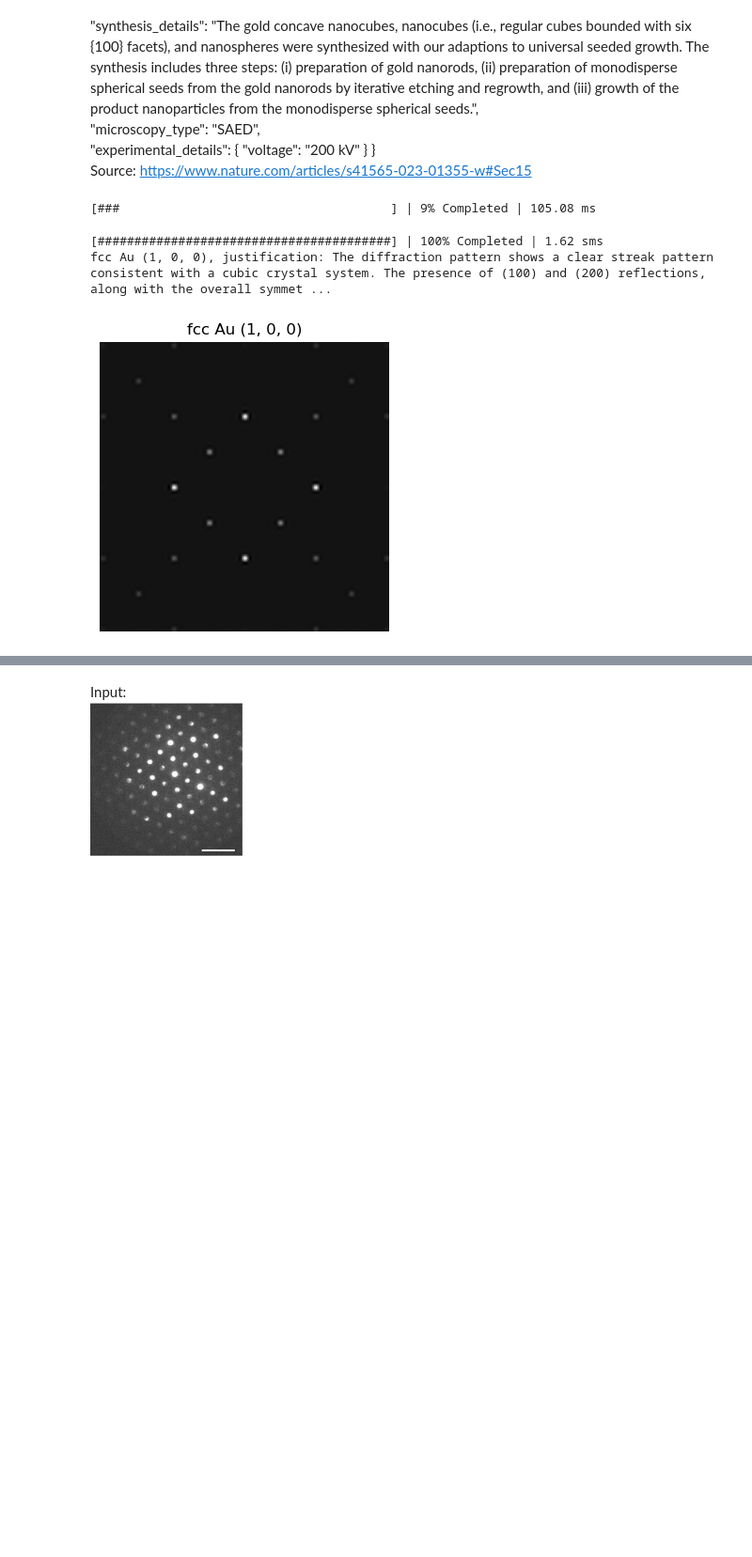
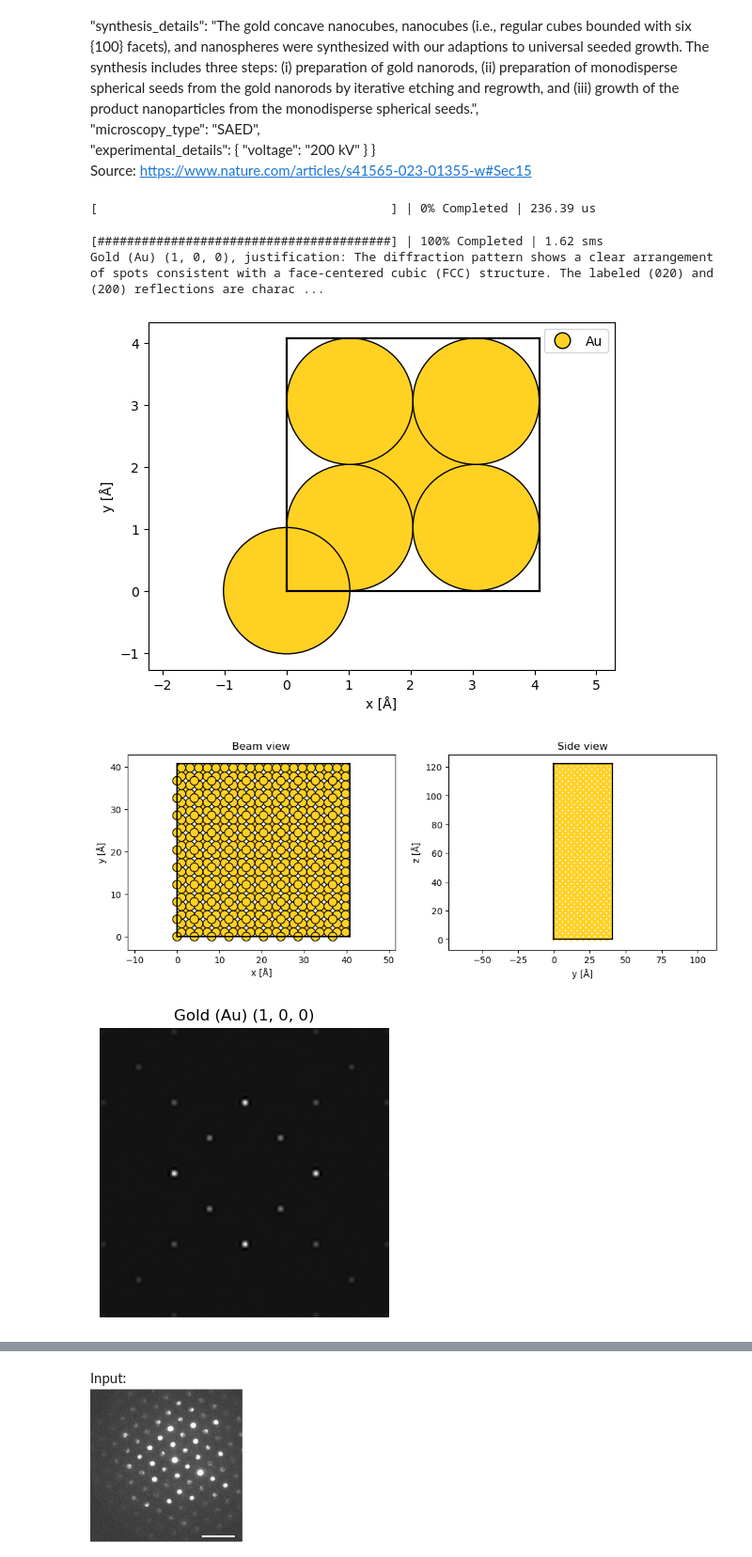
Before and after one commit to lanceyao-research/SciLinkLLM, a Jupyter notebook: ED_example.ipynb, the cells around one changed output, grey strips where cells are left out. Shown at 94% size. Drawn from its saved outputs; the diff is of its cells as text; code cells hidden in the pictures; blank space fills up the shorter version.

```diff
--- a/ED_example.ipynb
+++ b/ED_example.ipynb
@@ -30,13 +30,13 @@ def calc_diffration_pattern(cif_string, zone_axis):
     abtem.config.set({"device": "gpu", "fft": "fftw"})
     atoms = read(StringIO(cif_string), format='cif')
     atoms.set_pbc([True, True, True])  # ensure it's treated as a bulk lattice
-    #abtem.show_atoms(atoms, plane="xy", legend=True);
+    abtem.show_atoms(atoms, plane="xy", legend=True);
     surface_atoms = surface(atoms, plane, layers=3, periodic=True)
     surface_atoms_repeated = surface_atoms * (10, 10, 10)
 
-    #fig, (ax1, ax2) = plt.subplots(1, 2, figsize=(12, 4))
-    #abtem.show_atoms(surface_atoms_repeated , ax=ax1, plane="xy", title="Beam view")
-    #abtem.show_atoms(surface_atoms_repeated , ax=ax2, plane="yz", title="Side view", linewidth=0);
+    fig, (ax1, ax2) = plt.subplots(1, 2, figsize=(12, 4))
+    abtem.show_atoms(surface_atoms_repeated , ax=ax1, plane="xy", title="Beam view")
+    abtem.show_atoms(surface_atoms_repeated , ax=ax2, plane="yz", title="Side view", linewidth=0);
     frozen_phonons = abtem.FrozenPhonons(surface_atoms_repeated, 8, sigmas=0.1)
     potential = abtem.Potential(
         frozen_phonons,
@@ -167,22 +171,24 @@ Source: https://www.nature.com/articles/s41565-023-01355-w#Sec15
 # %%
 for json_i in result_json:
     crystal = json_i['crystal_geometry']
     zone_axis = crystal['zone_axis']
     zone_axis = tuple(int(ch) for ch in zone_axis.strip("[]"))
     phases = json_i['possible_phases']
     for phase in phases:
         cif_string = phase['cif_description']
         I = calc_diffration_pattern(cif_string, zone_axis)
         f,ax = plt.subplots(figsize = (4,4))
         ax.imshow(I,cmap = 'gray')
         ax.set_axis_off()
-        ax.set_title(phase["structure_type"] + ' ' + str(zone_axis))
-        print(phase["structure_type"] + ' ' + str(zone_axis) + ', justification: '+ phase['justification'])
+        ax.set_title(phase["phase_name"] + ' ' + str(zone_axis))
+        print(phase["phase_name"] + ' ' + str(zone_axis) + ', justification: '+ phase['justification'])
 # %% [output]
-[###                                     ] | 9% Completed | 105.08 ms
+[                                        ] | 0% Completed | 236.39 us
 [########################################] | 100% Completed | 1.62 sms
-fcc Au (1, 0, 0), justification: The diffraction pattern shows a clear streak pattern consistent with a cubic crystal system. The presence of (100) and (200) reflections, along with the overall symmet ...
+Gold (Au) (1, 0, 0), justification: The diffraction pattern shows a clear arrangement of spots consistent with a face-centered cubic (FCC) structure. The labeled (020) and (200) reflections are charac ...
-[figure, old version]
+[figure, new version]
+[figure, added]
+[figure, added]
 # %%
 analysis_agent = AnalysisAgent(model_name=config.ANALYSIS_AGENT_MODEL, fft_nmf_settings=config.FFT_NMF_SETTINGS)
 result_json = analysis_agent._analyze_diffraction_base(config.IMAGE_PATH, system_info=config.SYSTEM_INFO, instruction_prompt = DIFFRACTION_ANALYSIS_INSTRUCTIONS)
```
Also changed, not shown: parts of 4 cells of this notebook.
